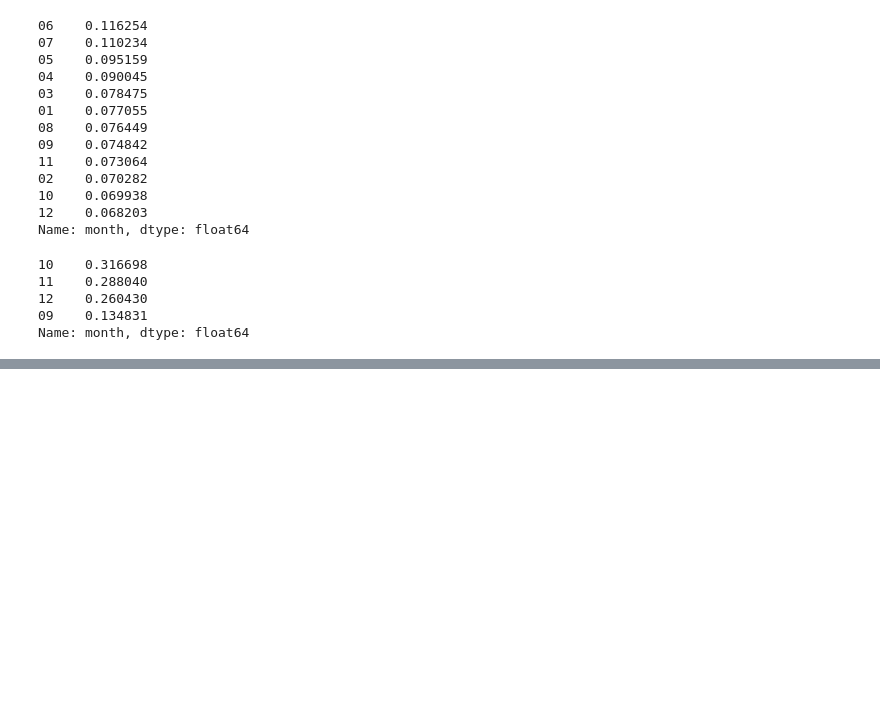
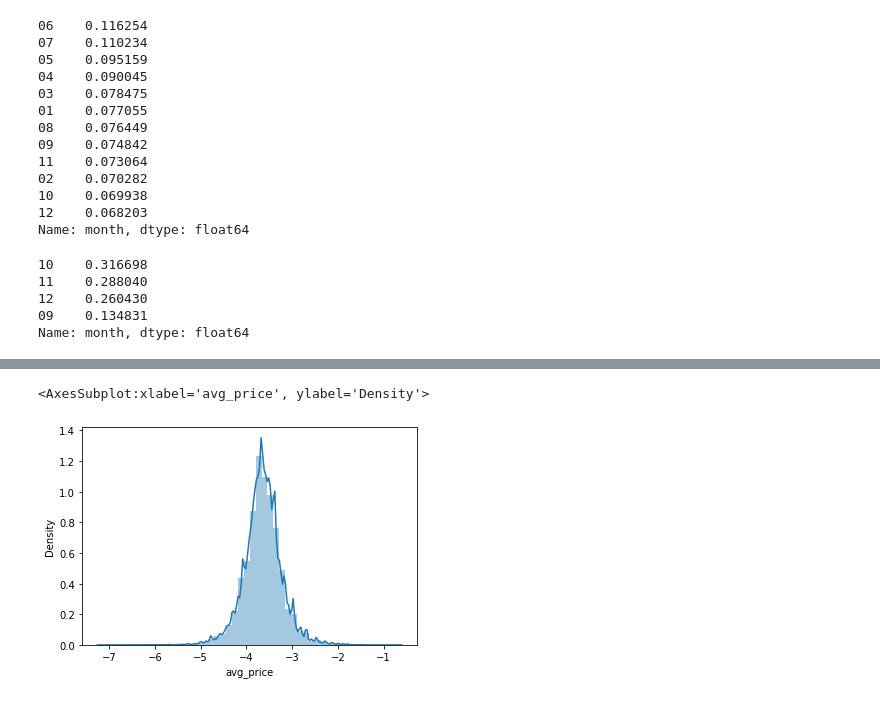
Before and after one commit to dljw/kaggle, a Jupyter notebook: h-m-eda.ipynb, the cells around one changed output, grey strips where cells are left out. Drawn from its saved outputs; the diff is of its cells as text; code cells hidden in the pictures; blank space fills up the shorter version.

```diff
--- a/h-m-eda.ipynb
+++ b/h-m-eda.ipynb
@@ -131,0 +210,5 @@ Name: year, dtype: int64
+# %%
+sns.distplot(np.log(df2['avg_price']))
+# %% [output]
+<AxesSubplot:xlabel='avg_price', ylabel='Density'>
+[figure, added]
```
Also changed, not shown: parts of 25 cells of this notebook, 1 other file.
